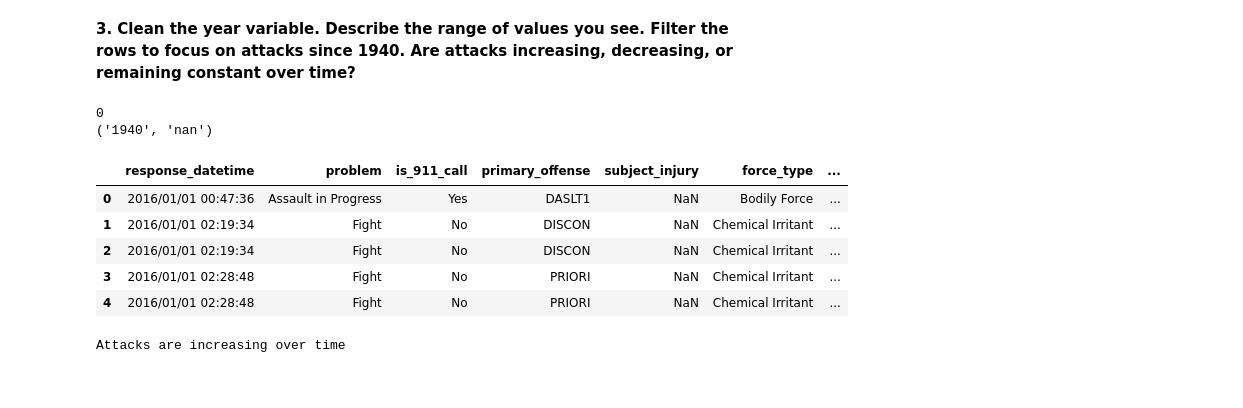
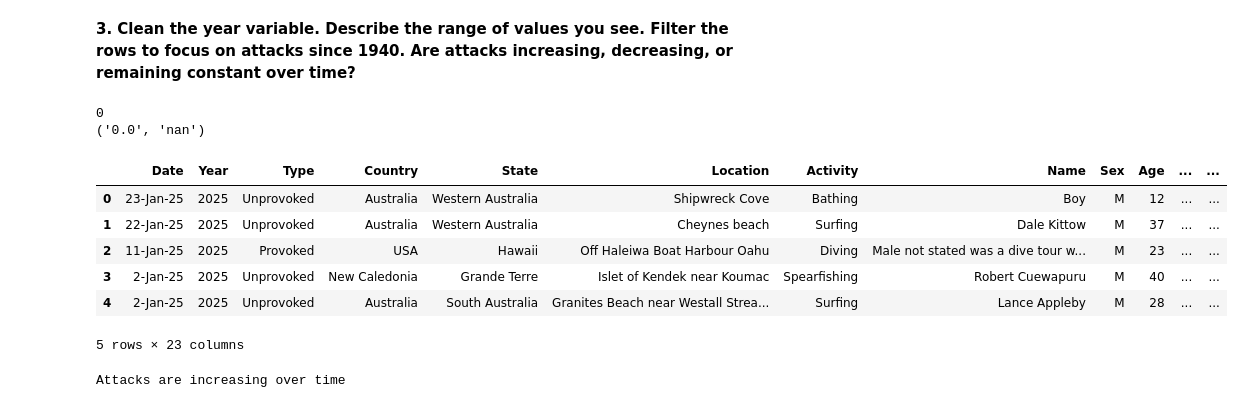
Before and after one commit to norawik/wrangling, a Jupyter notebook: assignment/assignment.ipynb, the cells around one changed output. Saved outputs shown, nothing was run; the diff lists cells and outputs as text; code cells hidden in the pictures.

```diff
--- a/assignment/assignment.ipynb
+++ b/assignment/assignment.ipynb
@@ -246,23 +246,25 @@ sharks.head()
 # %% [markdown]
 **3. Clean the year variable. Describe the range of values you see. Filter the rows to focus on attacks since 1940. Are attacks increasing, decreasing, or remaining constant over time?**
 # %%
+import numpy as np
 sharks['Year'] = sharks['Year'].astype(str).str.slice(0,4) # Replace df with sharks
 year = pd.to_numeric(sharks['Year'], errors='coerce')  #convert to numeric values, turn non-numeric values to NaN # Replace df with sharks
 sharks['Year'] = sharks['Year'].replace(0, np.nan) #convert all values with 0 to NaN, since that is not a valid year # Replace df with sharks
 missing_years = sharks['Year'].isnull().sum() #check for missing values # Replace df with sharks
 print(missing_years)
 year_range = sharks['Year'].min(), sharks['Year'].max() #find the range of values # Replace df with sharks
 print(year_range)
-df.head()
+sharks.head()
 # %% [output]
 0
-('1940', 'nan')
+('0.0', 'nan')
-|  | response_datetime | problem | is_911_call | primary_offense | subject_injury | force_type | ... |
-| 0 | 2016/01/01 00:47:36 | Assault in Progress | Yes | DASLT1 | NaN | Bodily Force | ... |
-| 1 | 2016/01/01 02:19:34 | Fight | No | DISCON | NaN | Chemical Irritant | ... |
-| 2 | 2016/01/01 02:19:34 | Fight | No | DISCON | NaN | Chemical Irritant | ... |
-| 3 | 2016/01/01 02:28:48 | Fight | No | PRIORI | NaN | Chemical Irritant | ... |
-| 4 | 2016/01/01 02:28:48 | Fight | No | PRIORI | NaN | Chemical Irritant | ... |
+|  | Date | Year | Type | Country | State | Location | Activity | Name | Sex | Age | ... | ... |
+| 0 | 23-Jan-25 | 2025 | Unprovoked | Australia | Western Australia | Shipwreck Cove | Bathing | Boy | M | 12 | ... | ... |
+| 1 | 22-Jan-25 | 2025 | Unprovoked | Australia | Western Australia | Cheynes beach | Surfing | Dale Kittow | M | 37 | ... | ... |
+| 2 | 11-Jan-25 | 2025 | Provoked | USA | Hawaii | Off Haleiwa Boat Harbour Oahu | Diving | Male not stated was a dive tour w... | M | 23 | ... | ... |
+| 3 | 2-Jan-25 | 2025 | Unprovoked | New Caledonia | Grande Terre | Islet of Kendek near Koumac | Spearfishing | Robert Cuewapuru | M | 40 | ... | ... |
+| 4 | 2-Jan-25 | 2025 | Unprovoked | Australia | South Australia | Granites Beach near Westall Strea... | Surfing | Lance Appleby | M | 28 | ... | ... |
+5 rows × 23 columns
 # %%
 sharks_since_1940 = sharks[sharks['Year'] >= '1940'] #filter by attacks happening since 1940
 attacks_per_year = sharks_since_1940.groupby('Year').size() #compare the number of attacks per year to determine if they are increasing or decreasing overtime
```
